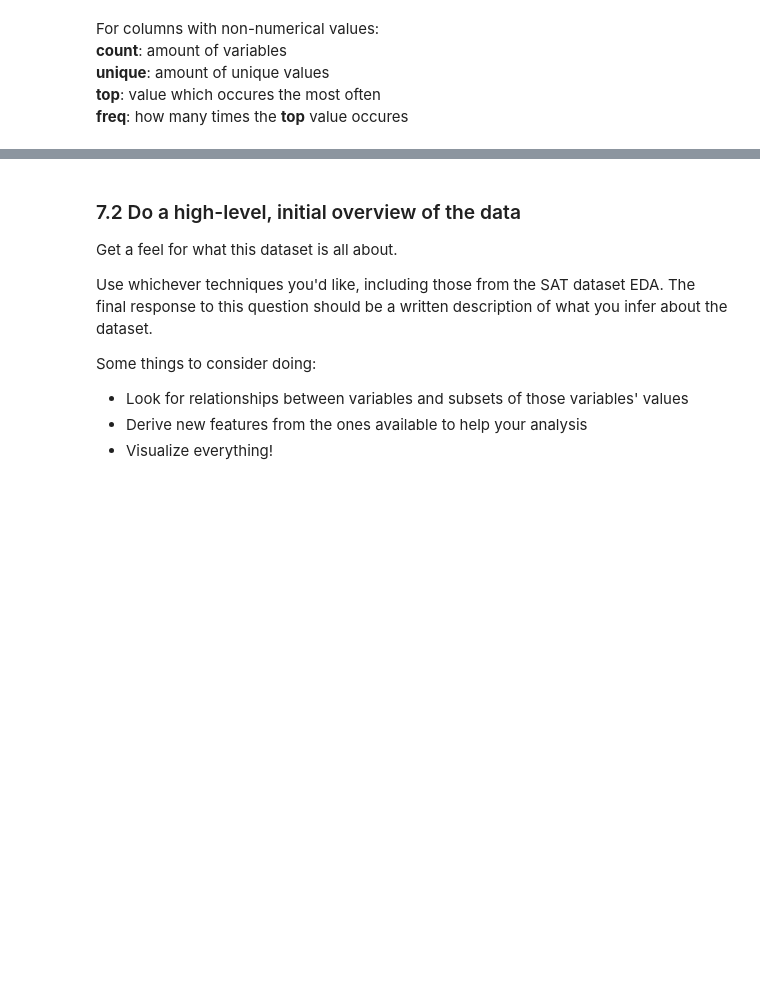
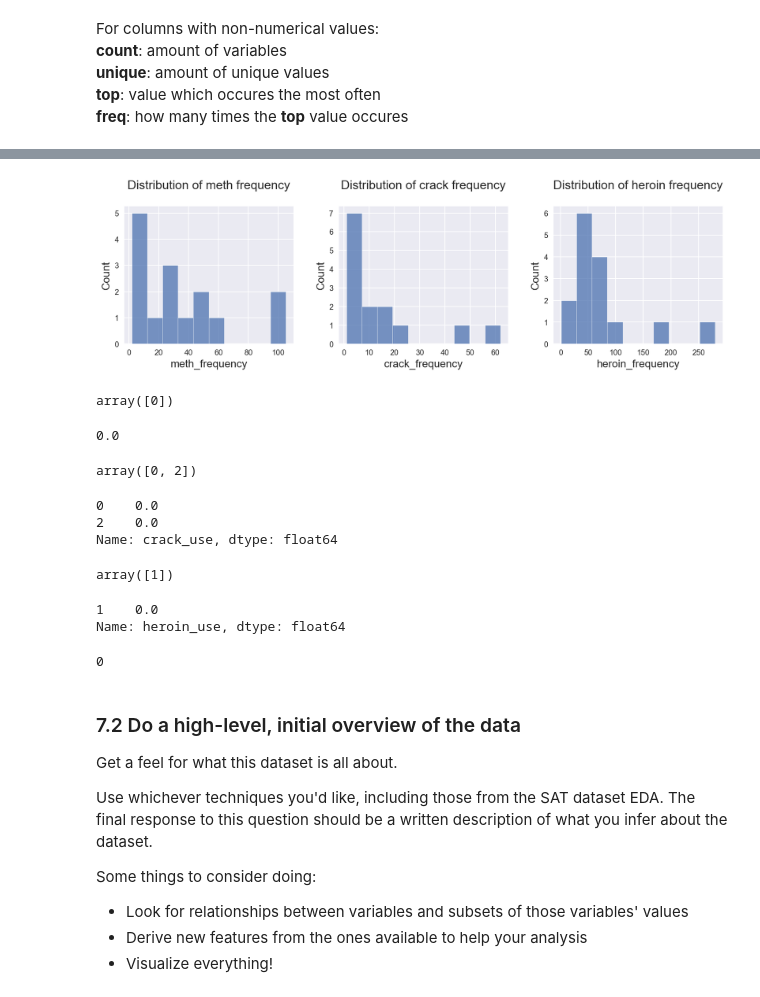
Before and after one commit to androi7/ds-mini-projects, a Jupyter notebook: EDA/project-2.ipynb, the cells around one changed output, grey strips where cells are left out. Cells and saved outputs as stored; diff of their text form; code cells hidden in the pictures; blank space fills up the shorter version.

```diff
--- a/EDA/project-2.ipynb
+++ b/EDA/project-2.ipynb
@@ -441,9 +647,12 @@ drug.columns
 # %%
 import string
+
+# clean column names by removing none alphabetic characters or
+# by separating multiple names with underscores
 
 drug.columns = [('').join([letter.lower()
                            if letter in string.ascii_letters
                            else '_' if i!=0 and not i == len(col)-1
-                           else '' for letter in col])
-                for i, col in enumerate(drug.columns)]
+                           else '' for i, letter in enumerate(col)])
+                for col in drug.columns]
 drug.columns
@@ -467,2 +753,3 @@ drug.tail(1)
 # %%
-drug.drop(drug.index[-1], inplace=True)
+drug.drop(drug.index[16], inplace=True)  # drug.drop(drug.index[-1], inplace=True)
+drug.describe(include='O')
@@ -491,0 +841,21 @@ drug.isnull().sum()
+# %%
+fig, ax = plt.subplots(1, 3, figsize=(12,4))
+sns.histplot(data=drug, x='meth_frequency', bins=10, ax=ax[0])
+sns.histplot(data=drug, x='crack_frequency', bins=10, ax=ax[1])
+sns.histplot(data=drug, x='heroin_frequency', bins=10, ax=ax[2])
+ax[0].set_title('Distribution of meth frequency\n', fontsize=16)
+ax[1].set_title('Distribution of crack frequency\n', fontsize=16)
+ax[2].set_title('Distribution of heroin frequency\n', fontsize=16)
+plt.tight_layout()
+plt.show()
+# %% [output]
+[figure, added]
+# %%
+meth_nan_idx = np.where(pd.isna(drug['meth_frequency']))[0]
+meth_nan_idx
+# %% [output]
+array([0])
+# %%
+drug['meth_use'].iloc[0]
+# %% [output]
+0.0
@@ -491,0 +866,11 @@ drug.isnull().sum()
+# %%
+crack_nan_idx = np.where(pd.isna(drug['crack_frequency']))[0]
+crack_nan_idx
+# %% [output]
+array([0, 2])
+# %%
+drug['crack_use'].iloc[[0,2]]
+# %% [output]
+0    0.0
+2    0.0
+Name: crack_use, dtype: float64
@@ -491,0 +881,10 @@ drug.isnull().sum()
+# %%
+heroin_nan_idx = np.where(pd.isna(drug['heroin_frequency']))[0]
+heroin_nan_idx
+# %% [output]
+array([1])
+# %%
+drug['heroin_use'].iloc[heroin_nan_idx]
+# %% [output]
+1    0.0
+Name: heroin_use, dtype: float64
@@ -492,3 +895,7 @@ drug.isnull().sum()
+# %%
+drug.isnull().sum().sum()
+# %% [output]
+0
 # %% [markdown]
 ### 7.2 Do a high-level, initial overview of the data
 
```
Also changed, not shown: parts of 90 cells of this notebook.
